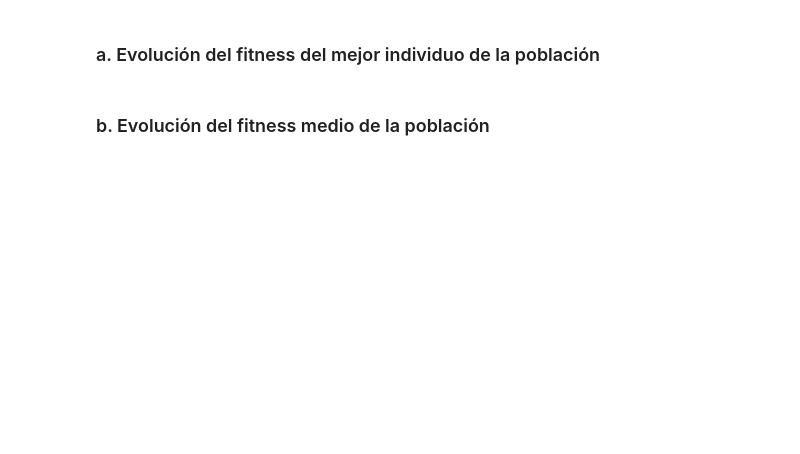
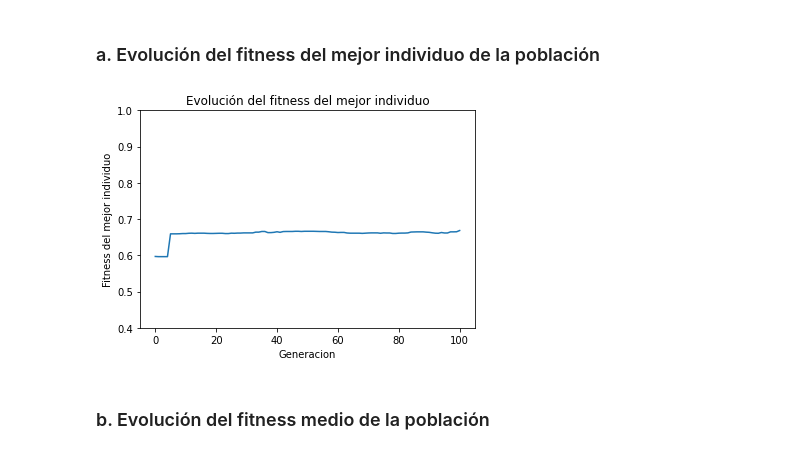
Before and after one commit to Albertogk/FAA, a Jupyter notebook: practica3/main.ipynb, the cells around one changed output. Saved outputs shown, nothing was run; the diff lists cells and outputs as text; code cells hidden in the pictures; blank space fills up the shorter version.

```diff
--- a/practica3/main.ipynb
+++ b/practica3/main.ipynb
@@ -113,0 +561,4 @@ ag.entrenamiento(datostrain, dataset.nominalAtributos, dataset.diccionario, tama
+# %%
+stdout = sys.stdout
+s = StringIO()
+sys.stdout = s
@@ -114,4 +573,28 @@ ag.entrenamiento(datostrain, dataset.nominalAtributos, dataset.diccionario, tama
+# %%
+sys.stdout = stdout
+arr = s.seek(0)
+arr = s.read().split('\n')
+# %%
+datos_mejor_tic = []
+datos_medio_tic = []
+
+for i in range(0, len(arr)-1, 4):
+    datos_medio_tic.append(arr[i+1].split()[2])
+    datos_mejor_tic.append(arr[i+2].split()[3])
+
+datos_mejor_tic = list(map(float, datos_mejor_tic))
+datos_medio_tic = list(map(float, datos_medio_tic))
 # %% [markdown]
 <h3> a. Evolución del fitness del mejor individuo de la población </h3>
+# %%
+plt.figure()
+plt.plot(range(len(datos_mejor_tic)), datos_mejor_tic)
+plt.ylim(0.4, 1)
+plt.xlabel("Generacion")
+plt.ylabel("Fitness del mejor individuo")
+plt.title("Evolución del fitness del mejor individuo")
+plt.show()
+# %% [output]
+[figure, added]
 # %% [markdown]
 <h3> b. Evolución del fitness medio de la población </h3>
```
Also changed, not shown: parts of 102 cells of this notebook, 2 other files.
